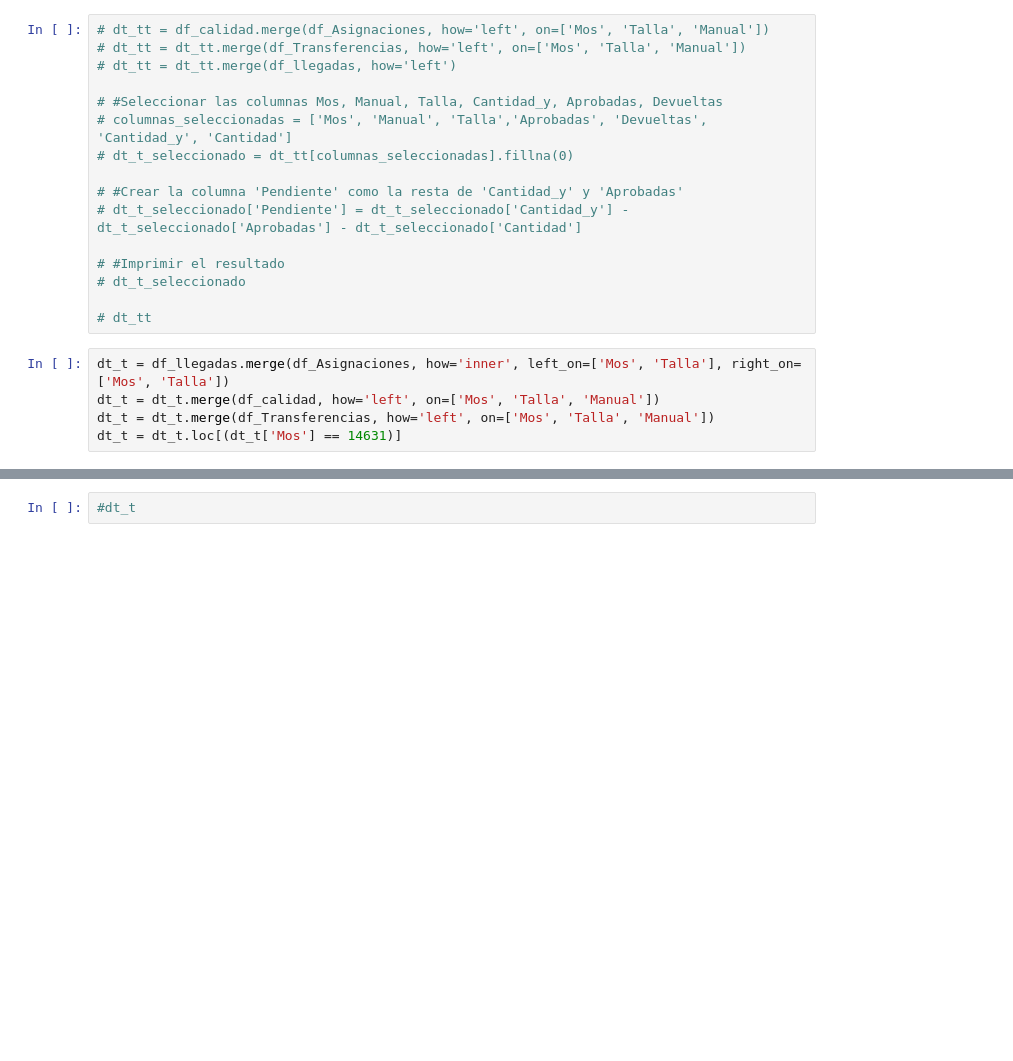
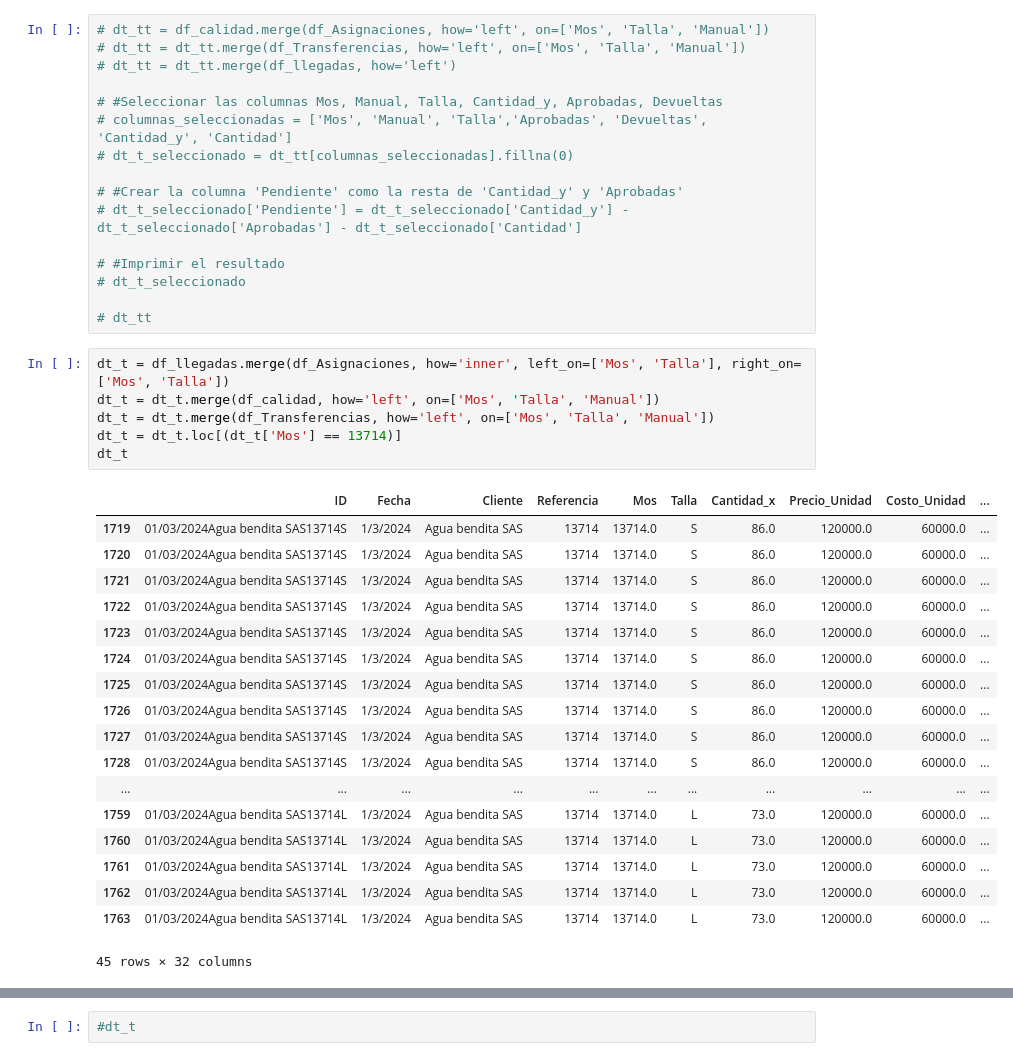
Before and after one commit to Richard102393/lientive, a Jupyter notebook: analisis.ipynb, the cells around one changed output, grey strips where cells are left out. Saved outputs shown, nothing was run; the diff lists cells and outputs as text; blank space fills up the shorter version.

```diff
--- a/analisis.ipynb
+++ b/analisis.ipynb
@@ -49,8 +50,28 @@ df_Transferencias = df_Transferencias.groupby(['Mos','Manual','Talla']).agg({'Ca
 # %%
 dt_t = df_llegadas.merge(df_Asignaciones, how='inner', left_on=['Mos', 'Talla'], right_on=['Mos', 'Talla'])
 dt_t = dt_t.merge(df_calidad, how='left', on=['Mos', 'Talla', 'Manual'])
 dt_t = dt_t.merge(df_Transferencias, how='left', on=['Mos', 'Talla', 'Manual'])
-dt_t = dt_t.loc[(dt_t['Mos'] == 14631)]
+dt_t = dt_t.loc[(dt_t['Mos'] == 13714)]
+dt_t
+# %% [output]
+|  | ID | Fecha | Cliente | Referencia | Mos | Talla | Cantidad_x | Precio_Unidad | Costo_Unidad | ... |
+| 1719 | 01/03/2024Agua bendita SAS13714S | 1/3/2024 | Agua bendita SAS | 13714 | 13714.0 | S | 86.0 | 120000.0 | 60000.0 | ... |
+| 1720 | 01/03/2024Agua bendita SAS13714S | 1/3/2024 | Agua bendita SAS | 13714 | 13714.0 | S | 86.0 | 120000.0 | 60000.0 | ... |
+| 1721 | 01/03/2024Agua bendita SAS13714S | 1/3/2024 | Agua bendita SAS | 13714 | 13714.0 | S | 86.0 | 120000.0 | 60000.0 | ... |
+| 1722 | 01/03/2024Agua bendita SAS13714S | 1/3/2024 | Agua bendita SAS | 13714 | 13714.0 | S | 86.0 | 120000.0 | 60000.0 | ... |
+| 1723 | 01/03/2024Agua bendita SAS13714S | 1/3/2024 | Agua bendita SAS | 13714 | 13714.0 | S | 86.0 | 120000.0 | 60000.0 | ... |
+| 1724 | 01/03/2024Agua bendita SAS13714S | 1/3/2024 | Agua bendita SAS | 13714 | 13714.0 | S | 86.0 | 120000.0 | 60000.0 | ... |
+| 1725 | 01/03/2024Agua bendita SAS13714S | 1/3/2024 | Agua bendita SAS | 13714 | 13714.0 | S | 86.0 | 120000.0 | 60000.0 | ... |
+| 1726 | 01/03/2024Agua bendita SAS13714S | 1/3/2024 | Agua bendita SAS | 13714 | 13714.0 | S | 86.0 | 120000.0 | 60000.0 | ... |
+| 1727 | 01/03/2024Agua bendita SAS13714S | 1/3/2024 | Agua bendita SAS | 13714 | 13714.0 | S | 86.0 | 120000.0 | 60000.0 | ... |
+| 1728 | 01/03/2024Agua bendita SAS13714S | 1/3/2024 | Agua bendita SAS | 13714 | 13714.0 | S | 86.0 | 120000.0 | 60000.0 | ... |
+| ... | ... | ... | ... | ... | ... | ... | ... | ... | ... | ... |
+| 1759 | 01/03/2024Agua bendita SAS13714L | 1/3/2024 | Agua bendita SAS | 13714 | 13714.0 | L | 73.0 | 120000.0 | 60000.0 | ... |
+| 1760 | 01/03/2024Agua bendita SAS13714L | 1/3/2024 | Agua bendita SAS | 13714 | 13714.0 | L | 73.0 | 120000.0 | 60000.0 | ... |
+| 1761 | 01/03/2024Agua bendita SAS13714L | 1/3/2024 | Agua bendita SAS | 13714 | 13714.0 | L | 73.0 | 120000.0 | 60000.0 | ... |
+| 1762 | 01/03/2024Agua bendita SAS13714L | 1/3/2024 | Agua bendita SAS | 13714 | 13714.0 | L | 73.0 | 120000.0 | 60000.0 | ... |
+| 1763 | 01/03/2024Agua bendita SAS13714L | 1/3/2024 | Agua bendita SAS | 13714 | 13714.0 | L | 73.0 | 120000.0 | 60000.0 | ... |
+45 rows × 32 columns
 # %%
 valores_unicos = dt_t['Cantidad_x'].unique()
 Total_unidades = valores_unicos.sum()
```
Also changed, not shown: parts of 7 cells of this notebook, 2 other files.
